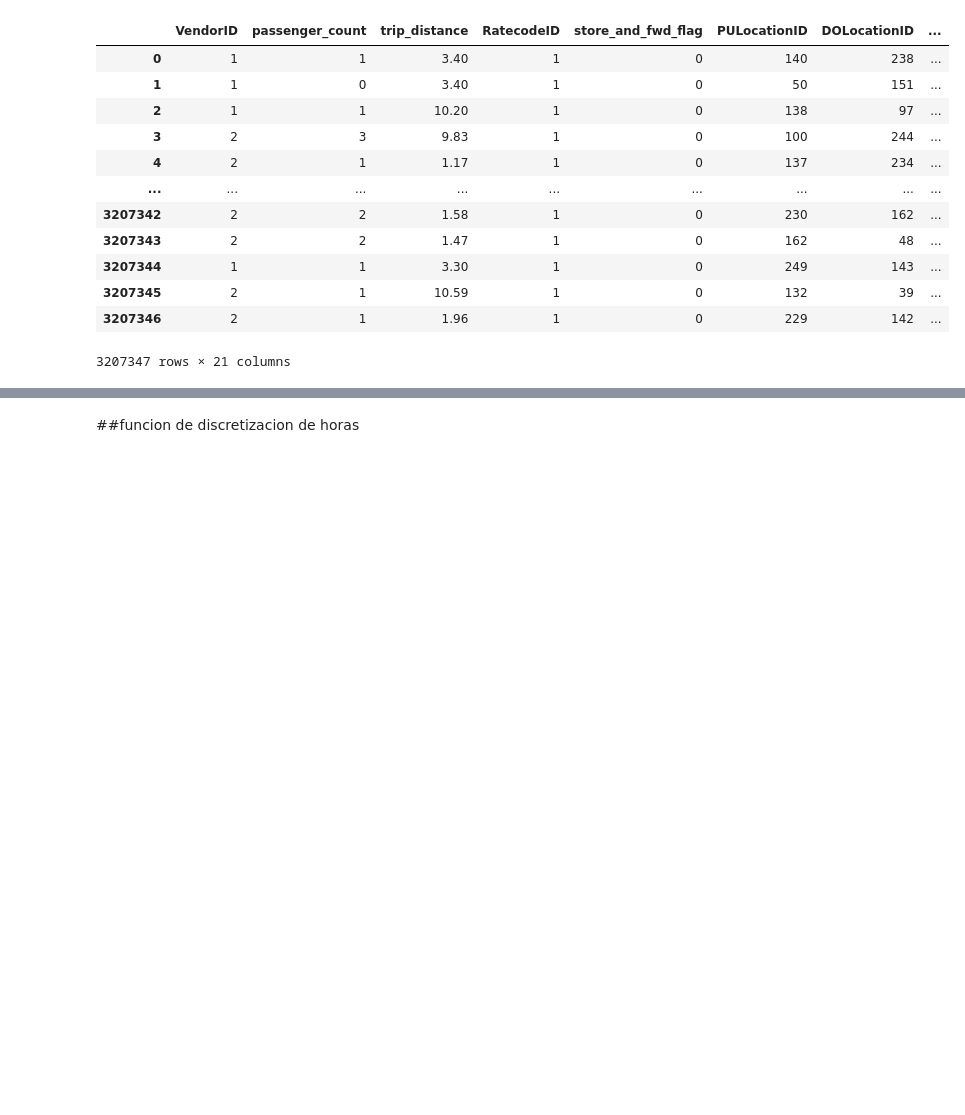
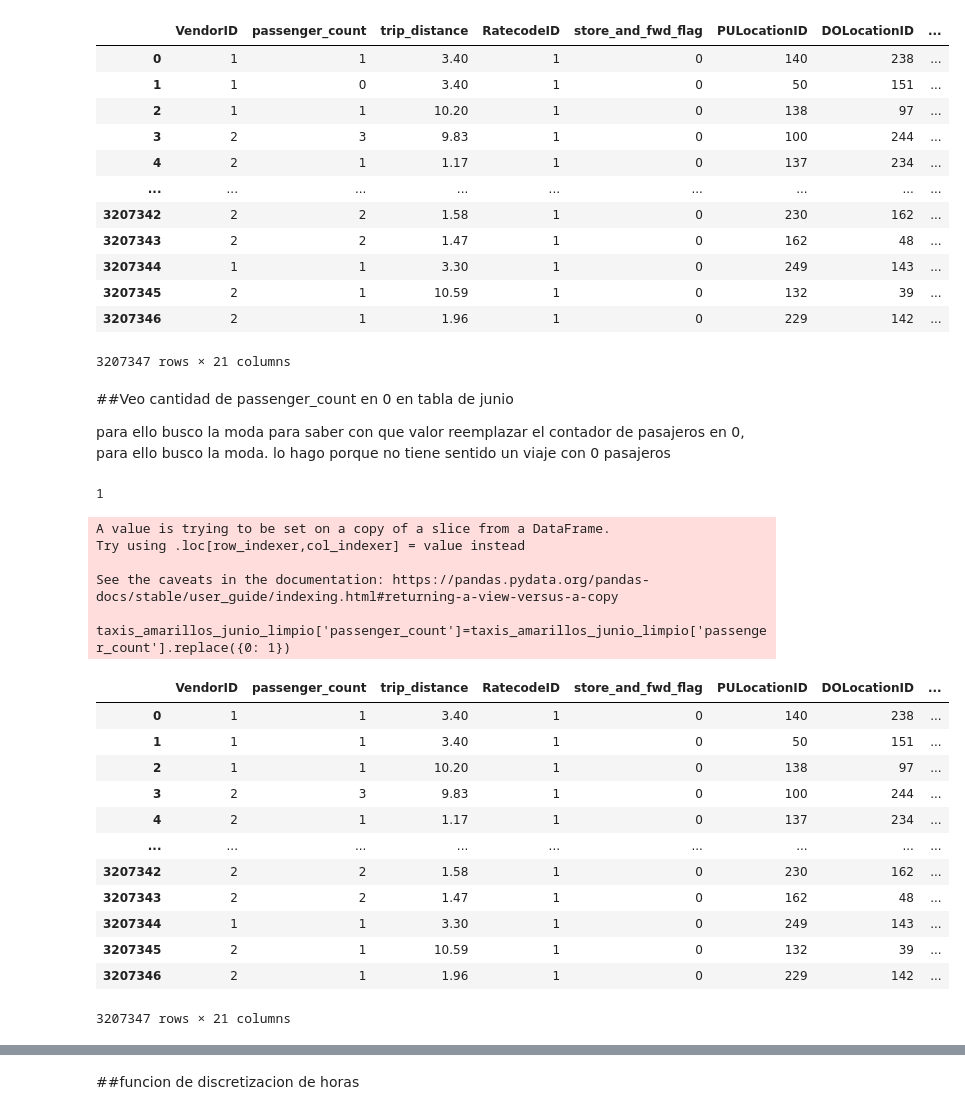
Before and after one commit to juanangelgomez22/7506R-1C2023-GRUPO08-GOMEZ, a Jupyter notebook: TA047R_TP1_GRUPO02_ENTREGA_EJ1.ipynb, the cells around one changed output, grey strips where cells are left out. Cells and saved outputs as stored; diff of their text form; code cells hidden in the pictures; blank space fills up the shorter version.

```diff
--- a/TA047R_TP1_GRUPO02_ENTREGA_EJ1.ipynb
+++ b/TA047R_TP1_GRUPO02_ENTREGA_EJ1.ipynb
@@ -767,5 +839,37 @@ See the caveats in the documentation: https://pandas.pydata.org/pandas-docs/stab
 | 3207345 | 2 | 1 | 10.59 | 1 | 0 | 132 | 39 | ... |
 | 3207346 | 2 | 1 | 1.96 | 1 | 0 | 229 | 142 | ... |
 3207347 rows × 21 columns
+# %% [markdown]
+##Veo cantidad de passenger_count en 0 en tabla de junio
+
+para ello busco la moda para saber con que valor reemplazar el contador de pasajeros en 0, para ello busco la moda.
+lo hago porque no tiene sentido un viaje con 0 pasajeros
+# %%
+moda=taxis_amarillos_junio_limpio['passenger_count'].mode() [0]
+print(moda)
+# %% [output]
+1
+# %%
+taxis_amarillos_junio_limpio['passenger_count']=taxis_amarillos_junio_limpio['passenger_count'].replace({0: 1})
+taxis_amarillos_junio_limpio
+# %% [output]
+A value is trying to be set on a copy of a slice from a DataFrame.
+Try using .loc[row_indexer,col_indexer] = value instead
+
+See the caveats in the documentation: https://pandas.pydata.org/pandas-docs/stable/user_guide/indexing.html#returning-a-view-versus-a-copy
+  taxis_amarillos_junio_limpio['passenger_count']=taxis_amarillos_junio_limpio['passenger_count'].replace({0: 1})
+|  | VendorID | passenger_count | trip_distance | RatecodeID | store_and_fwd_flag | PULocationID | DOLocationID | ... |
+| 0 | 1 | 1 | 3.40 | 1 | 0 | 140 | 238 | ... |
+| 1 | 1 | 1 | 3.40 | 1 | 0 | 50 | 151 | ... |
+| 2 | 1 | 1 | 10.20 | 1 | 0 | 138 | 97 | ... |
+| 3 | 2 | 3 | 9.83 | 1 | 0 | 100 | 244 | ... |
+| 4 | 2 | 1 | 1.17 | 1 | 0 | 137 | 234 | ... |
+| ... | ... | ... | ... | ... | ... | ... | ... | ... |
+| 3207342 | 2 | 2 | 1.58 | 1 | 0 | 230 | 162 | ... |
+| 3207343 | 2 | 2 | 1.47 | 1 | 0 | 162 | 48 | ... |
+| 3207344 | 1 | 1 | 3.30 | 1 | 0 | 249 | 143 | ... |
+| 3207345 | 2 | 1 | 10.59 | 1 | 0 | 132 | 39 | ... |
+| 3207346 | 2 | 1 | 1.96 | 1 | 0 | 229 | 142 | ... |
+3207347 rows × 21 columns
 # %% [markdown]
 #discretizo horas
```
Also changed, not shown: parts of 23 cells of this notebook.
